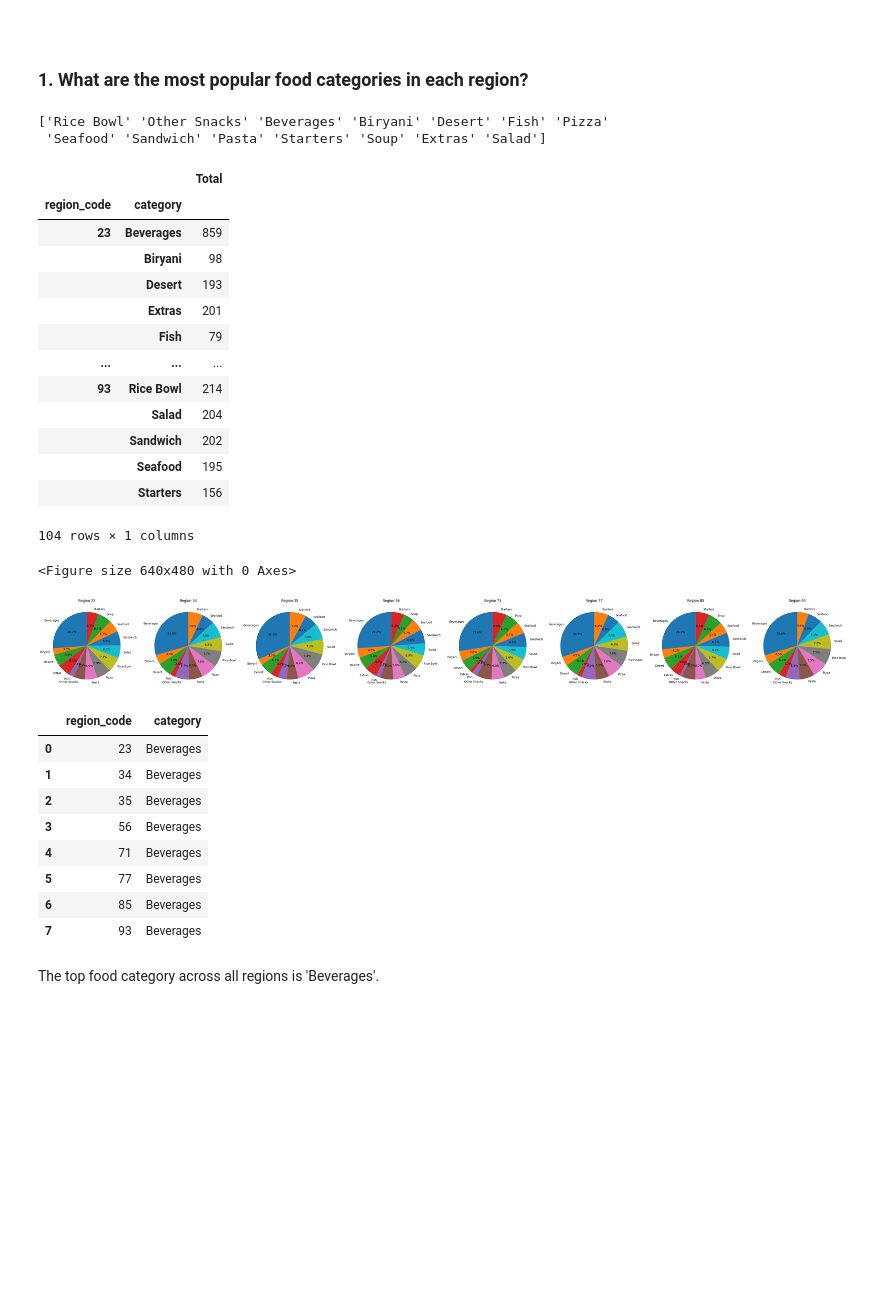
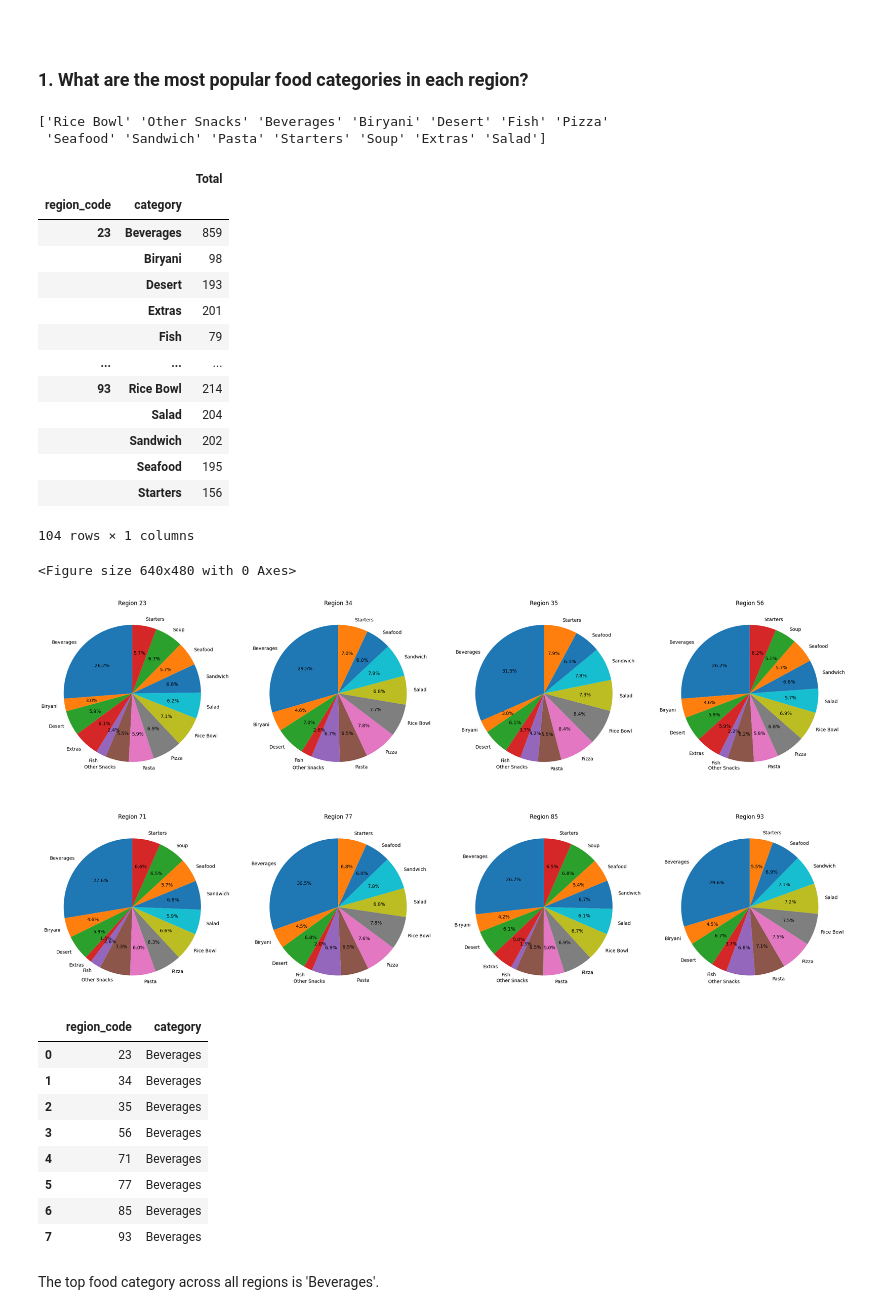
Before and after one commit to kbdv/indian_meal_delivery, a Jupyter notebook: Python_MealDelivery.ipynb, the cells around one changed output. Saved outputs shown, nothing was run; the diff lists cells and outputs as text; code cells hidden in the pictures; blank space fills up the shorter version.

```diff
--- a/Python_MealDelivery.ipynb
+++ b/Python_MealDelivery.ipynb
@@ -25,67 +18,70 @@ display(deliveries)
 # %% [markdown]
 ### <br>1. What are the most popular food categories in each region?
 # %%
+_ = plt.clf()
 
-_=plt.clf()
-
-'''Let's get a sense of the data'''
+"""Let's get a sense of the data"""
 # Print all the unique values for 'category'
-print(deliveries['category'].unique())
+print(deliveries["category"].unique())
 
 # Aggregate the count of categories and group by region and category.
-foods = deliveries.groupby(['region_code','category']).agg(count=('category','count'))
-foods.rename(columns={'count':'Total'},inplace=True)
+foods = deliveries.groupby(["region_code", "category"]).agg(count=("category", "count"))
+foods.rename(columns={"count": "Total"}, inplace=True)
 display(foods)
 
 
+"""Finding the answer by displaying the data on pie charts (one for each region)"""
+# Get unique values in the first index
+groups = foods.index.get_level_values("region_code").unique()
 
-'''Finding the answer by displaying the data on pie charts (one for each region)'''
-# Get unique values in the first index
-groups = foods.index.get_level_values('region_code').unique()
-
-# Create subplots
-fig, axes = plt.subplots(1, len(groups), figsize=(50, 15))
+# Create 2 figures and 4 subplots each
+fig, axes = plt.subplots(2, len(groups)//2, figsize=(30, 15))
 
 # Iterate over groups and create pie charts in subplots
 for i, group in enumerate(groups):
     group_data = foods.loc[group]
 
     # Extract values and labels from the DataFrame
-    values = group_data['Total']
+    values = group_data["Total"]
     labels = values.index
 
     # Plot the pie charts
-    axes[i].pie(values, labels=labels, autopct='%1.1f%%', startangle=90)
-    # Uncomment this line to view raw values instead of percentages:
-        # axes[i].pie(values, labels=labels, autopct= lambda x: '{:.0f}'.format(x*values.sum()/100), startangle=90)
-    axes[i].set_title(f'Region {group}')
+    autopct="%1.1f%%"
+    # autopct= lambda x: '{:.0f}'.format(x*values.sum()/100)      # Uncomment this line to view raw values instead of percentages
+    axes[i//4,i%4].pie(values, labels=labels, autopct=autopct, startangle=90)
+    axes[i//4,i%4].set_title(f"Region {group}")
 
 plt.show()
 
 
-'''Finding the answer through aggregate :'''
+
+"""Finding the answer through aggregate :"""
 # Aggregate by region and display the most popular category
-top_foods = deliveries.groupby('region_code')['category'].agg(lambda x: x.value_counts().idxmax()).reset_index()
+top_foods = (
+    deliveries.groupby("region_code")["category"]
+    .agg(lambda x: x.value_counts().idxmax())
+    .reset_index()
+)
 display(top_foods)
 # %% [output]
 ['Rice Bowl' 'Other Snacks' 'Beverages' 'Biryani' 'Desert' 'Fish' 'Pizza'
  'Seafood' 'Sandwich' 'Pasta' 'Starters' 'Soup' 'Extras' 'Salad']
 |  |  | Total |
 | region_code | category |  |
 | 23 | Beverages | 859 |
 |  | Biryani | 98 |
 |  | Desert | 193 |
 |  | Extras | 201 |
 |  | Fish | 79 |
 | ... | ... | ... |
 | 93 | Rice Bowl | 214 |
 |  | Salad | 204 |
 |  | Sandwich | 202 |
 |  | Seafood | 195 |
 |  | Starters | 156 |
 104 rows × 1 columns
 <Figure size 640x480 with 0 Axes>
-[figure, old version]
+[figure, new version]
 |  | region_code | category |
 | 0 | 23 | Beverages |
 | 1 | 34 | Beverages |
```
Also changed, not shown: parts of 9 cells of this notebook.
